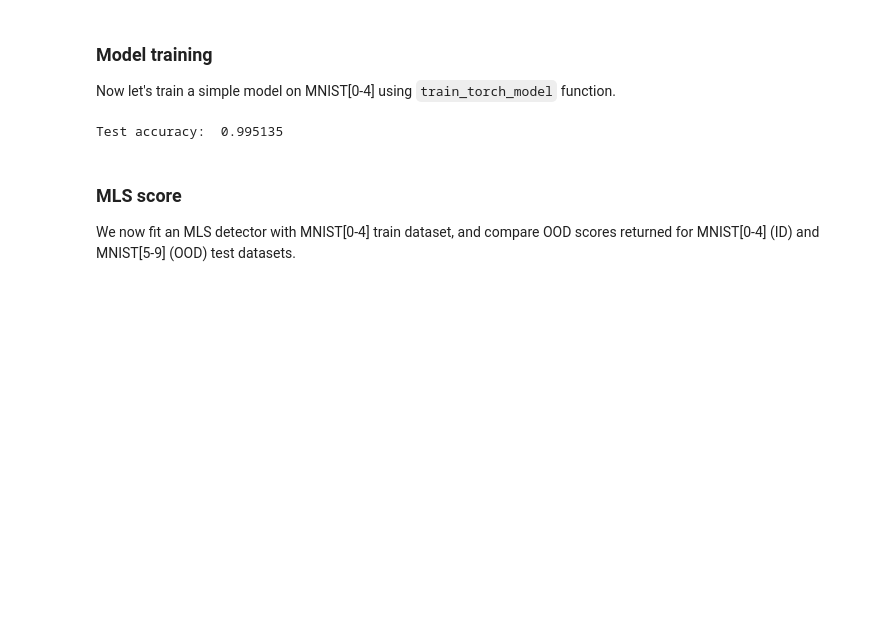
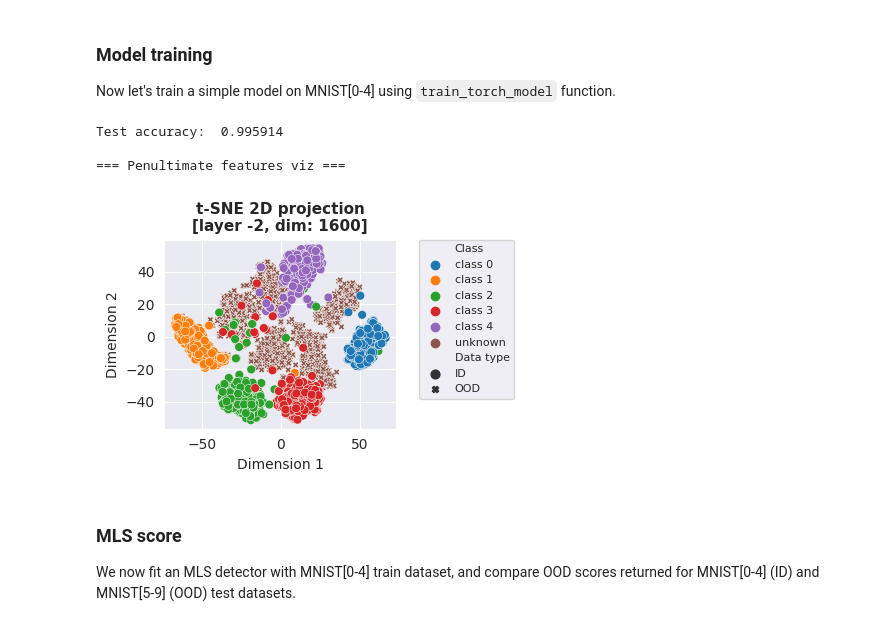
Before and after one commit to deel-ai/oodeel, a Jupyter notebook: docs/notebooks/torch/demo_mls_msp_torch.ipynb, the cells around one changed output. Saved outputs shown, nothing was run; the diff lists cells and outputs as text; code cells hidden in the pictures; blank space fills up the shorter version.

```diff
--- a/docs/notebooks/torch/demo_mls_msp_torch.ipynb
+++ b/docs/notebooks/torch/demo_mls_msp_torch.ipynb
@@ -94,33 +95,48 @@ Now let's train a simple model on MNIST[0-4] using `train_torch_model` function.
 # %%
 # === Train / Load model ===
 # model path
 model_path_mnist_04 = os.path.join(model_path, "mnist_model_0-4")
 
 try:
     # if the model exists, load it
     model = torch.load(os.path.join(model_path_mnist_04, "best.pt")).to(device)
 except OSError:
     # else, train a new model
     train_config = {
         "model": "toy_convnet",
         "num_classes": 10,
         "epochs": 5,
         "save_dir": model_path_mnist_04,
         "validation_data": ds_in
     }
     model = train_torch_model(ds_fit, **train_config).to(device)
     clear_output()
 
 # evaluate model
 model.eval()
 labels, preds = [], []
 for (x, y) in ds_in:
     x = x.to(device)
     preds.append(torch.argmax(model(x), dim=-1).detach().cpu())
     labels.append(y)
 print(f"Test accuracy:\t{accuracy_score(torch.cat(labels), torch.cat(preds)):.6f}")
+
+# penultimate features 2d visualization
+print("\n=== Penultimate features viz ===")
+plt.figure(figsize=(4.5, 3))
+plot_2D_features(
+    model=model,
+    in_dataset=ds_in,
+    out_dataset=ds_out,
+    output_layer_id=-2,
+)
+plt.tight_layout()
+plt.show()
 # %% [output]
-Test accuracy:  0.995135
+Test accuracy:  0.995914
+
+=== Penultimate features viz ===
+[figure, added]
 # %% [markdown]
 ### MLS score
 
```
Also changed, not shown: parts of 6 cells of this notebook, 7 other files.
